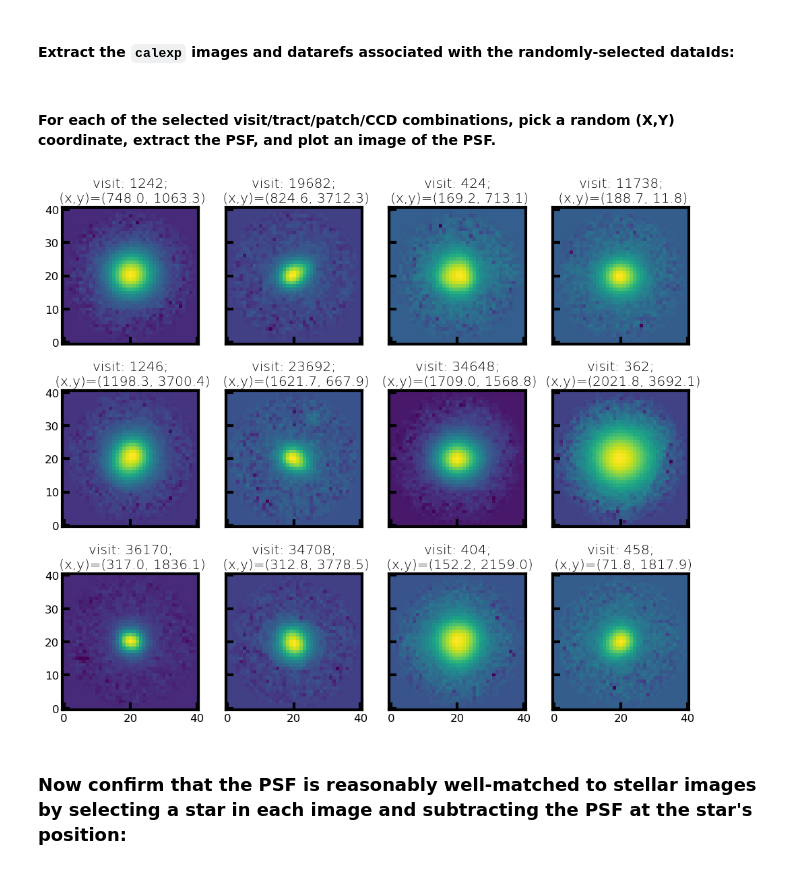
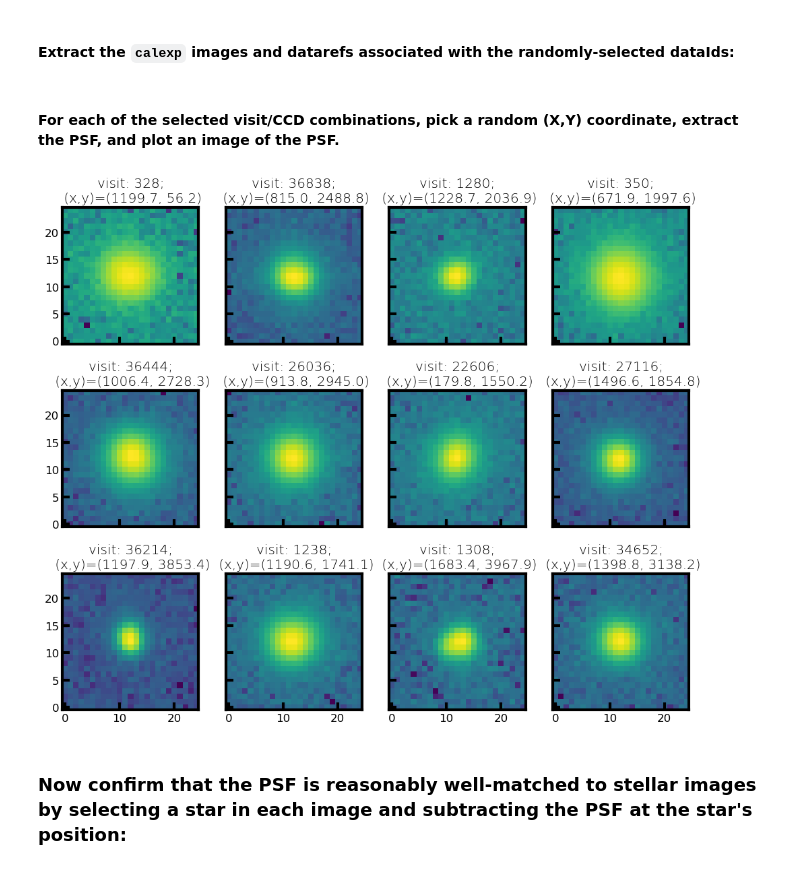
Before and after one commit to lsst-dm/DMTR-401, a Jupyter notebook: notebooks/test_LVV-T41.ipynb, the cells around one changed output. Drawn from its saved outputs; the diff is of its cells as text; code cells hidden in the pictures.

```diff
--- a/notebooks/test_LVV-T41.ipynb
+++ b/notebooks/test_LVV-T41.ipynb
@@ -61,12 +61,11 @@ butler = Butler(repo, collections=rc2_collection)
 data_ids = []
 
 for data_id in butler.registry.queryDataIds(
-    ["tract", "visit", "detector"],
+    ["visit", "detector"],
     instrument="HSC",
     datasets="calexp",
     collections=rc2_collection,
-    where="(tract=9813 OR tract=9615 OR tract=9697) AND\
-           (band='g' OR band='r' OR band='i' OR band='z' OR band='y') AND skymap='hsc_rings_v1'"):
+    where="(band='g' OR band='r' OR band='i' OR band='z' OR band='y') AND skymap='hsc_rings_v1'"):
     data_ids.append(data_id.full)
 # %% [markdown]
 #### Select 12 visit/detector images at random:
@@ -94,43 +93,46 @@ for d in dataid_sel:
 #### Extract the `calexp` images and datarefs associated with the randomly-selected dataIds:
 # %%
 calexps = []
+psfs = []
 datarefs = []
 
 for did in dataid_sel:
     # Sometimes CCDs fail, so test whether the dataset exists before grabbing it:
-    if butler.datasetExists('calexp', dataId = did):
+    if butler.exists('calexp', did):
         calexp = butler.get('calexp', dataId = did)
-        # ccd_id += 1
         calexps.append(calexp)
+        finalVisitSummary = butler.get('finalVisitSummary', dataId = did)
+        fvs = finalVisitSummary.find(did['detector'])
+        psfs.append(fvs.getPsf())
         datarefs.append(did)
 # %% [markdown]
-#### For each of the selected visit/tract/patch/CCD combinations, pick a random (X,Y) coordinate, extract the PSF, and plot an image of the PSF.
+#### For each of the selected visit/CCD combinations, pick a random (X,Y) coordinate, extract the PSF, and plot an image of the PSF.
 # %%
 ncols = 4
 nrows = numvisits/ncols # 4 plots per row
 f, ax = plt.subplots(nrows=int(np.ceil(nrows)), ncols=int(ncols), sharey=True, sharex=True, figsize=(12,10))
 axnum = 0
 axs = ax.flatten()
 
-for c in calexps:
-    psf = c.getPsf()
-    xsize = c.getDimensions().getX()
-    ysize = c.getDimensions().getY()
+for i in range(len(psfs)):
+    psf = psfs[i]
+    xsize = calexps[i].getDimensions().getX()
+    ysize = calexps[i].getDimensions().getY()
     # Select a random point on the image and extract the PSF at that point:
     xpt = random.random()*xsize
     ypt = random.random()*ysize
     psfimage = psf.computeImage(geom.PointD(xpt, ypt))
     img = psfimage.array
 
     # Create an ImageNormalize object
     norm = ImageNormalize(img, interval=MinMaxInterval(),
                           stretch=LogStretch())
 
     axs[axnum].set_title('visit: '+str(datarefs[axnum]['visit'])+';\n (x,y)=('+str(round(xpt,1))+', '+str(round(ypt,1))+')')
     axs[axnum].imshow(img, norm=norm, origin='lower')
     axnum += 1
 # %% [output]
-[figure, old version]
+[figure, new version]
 # %% [markdown]
 ### Now confirm that the PSF is reasonably well-matched to stellar images by selecting a star in each image and subtracting the PSF at the star's position:
 # %%
```
Also changed, not shown: parts of 10 cells of this notebook, 1 other file.
